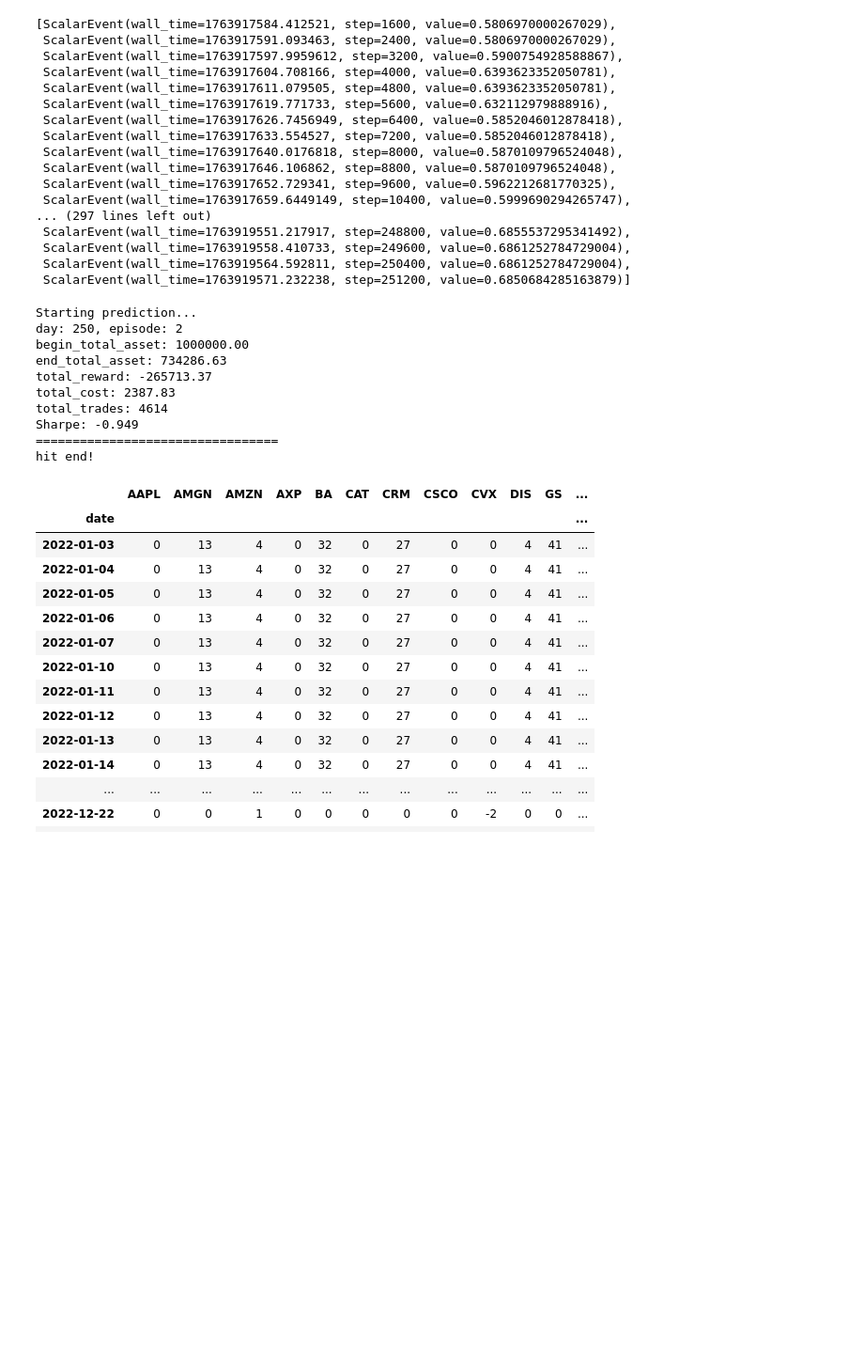
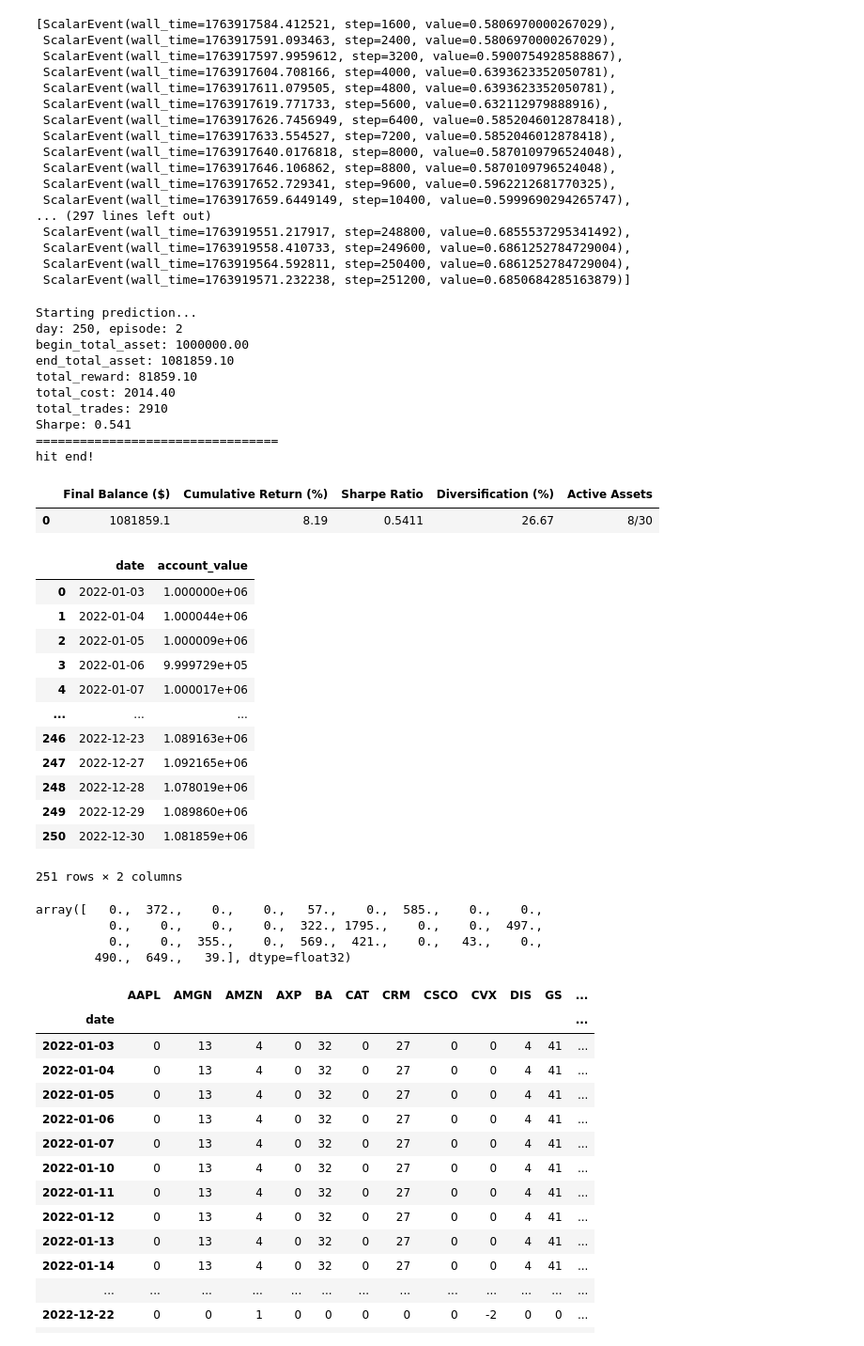
Before and after one commit to andoniiribarren/HRL_MAML_StockTrading, a Jupyter notebook: demo/test_demo_RLbase.ipynb, the cells around one changed output. Shown at 94% size. Saved outputs shown, nothing was run; the diff lists cells and outputs as text; code cells hidden in the pictures; blank space fills up the shorter version.

```diff
--- a/demo/test_demo_RLbase.ipynb
+++ b/demo/test_demo_RLbase.ipynb
@@ -69,3 +36,0 @@ Successfully added technical indicators
-# %%
-stock_dimension = len(processed.tic.unique())
-print(stock_dimension)
@@ -74,10 +37,3 @@ print(stock_dimension)
-# %%
-df_train = processed[processed.date < TEST_START_DATE]
-df_test = processed[processed.date >= TEST_START_DATE]
-
-
-df_train["dayorder"] = df_train["date"].astype("category").cat.codes
-df_test["dayorder"] = df_test["date"].astype("category").cat.codes
 # %% [markdown]
 # Base RL
 # %% [markdown]
@@ -127,15 +83,13 @@ tr_env = StockTradingEnv(
 
 agent = baseRLAgent(env=tr_env)
 
-n_episodes = 200
 
-#best_hiperparams = {'gamma': 0.9460266042874034,
-#                    'max_grad_norm': 0.5723516016378004,
-#                    'n_steps': 8,
-#                    'learning_rate': 4.3336870145809356e-05,
-#                    'ent_coef': 7.323986049778401e-08}
 
-best_hiperparams= {'gamma': 0.9982572049354244, 'max_grad_norm': 1.004287538508153, 'n_steps': 256, 'learning_rate': 0.0002750235733375285, 'ent_coef': 6.465134048701665e-05}
+best_hiperparams= {'gamma': 0.9982572049354244,
+                   'max_grad_norm': 1.004287538508153,
+                   'n_steps': 256,
+                   'learning_rate': 0.0002750235733375285,
+                   'ent_coef': 6.465134048701665e-05}
 
 
 
@@ -147,7 +101,7 @@ model = agent.get_model("a2c",
                         ent_coef = best_hiperparams['ent_coef'],
                         verbose=1)
 
-
+n_episodes = 10
 trained_model = agent.train_model(
     model,
     tb_log_name="a2c_best_hp",
@@ -249,17 +203,17 @@ test_env = StockTradingEnv(
     print_verbosity=1
 )
 
-df_account_value_a2c, df_actions_a2c = baseRLAgent.predict_RL(
+df_account_value_a2c, df_actions_a2c, last_state = baseRLAgent.predict_RL(
     model=trained_model,
     environment = test_env)
 # %% [output]
 Starting prediction...
 day: 250, episode: 2
 begin_total_asset: 1000000.00
-end_total_asset: 734286.63
-total_reward: -265713.37
-total_cost: 2387.83
-total_trades: 4614
-Sharpe: -0.949
+end_total_asset: 1081859.10
+total_reward: 81859.10
+total_cost: 2014.40
+total_trades: 2910
+Sharpe: 0.541
 =================================
 hit end!
@@ -266,3 +225,31 @@ hit end!
+# %%
+calculate_portfolio_metrics(df_account_value_a2c, last_state[31:61])
+# %% [output]
+|  | Final Balance ($) | Cumulative Return (%) | Sharpe Ratio | Diversification (%) | Active Assets |
+| 0 | 1081859.1 | 8.19 | 0.5411 | 26.67 | 8/30 |
+# %%
+df_account_value_a2c
+# %% [output]
+|  | date | account_value |
+| 0 | 2022-01-03 | 1.000000e+06 |
+| 1 | 2022-01-04 | 1.000044e+06 |
+| 2 | 2022-01-05 | 1.000009e+06 |
+| 3 | 2022-01-06 | 9.999729e+05 |
+| 4 | 2022-01-07 | 1.000017e+06 |
+| ... | ... | ... |
+| 246 | 2022-12-23 | 1.089163e+06 |
+| 247 | 2022-12-27 | 1.092165e+06 |
+| 248 | 2022-12-28 | 1.078019e+06 |
+| 249 | 2022-12-29 | 1.089860e+06 |
+| 250 | 2022-12-30 | 1.081859e+06 |
+251 rows × 2 columns
+# %%
+last_state[0][31:61]
+# %% [output]
+array([   0.,  372.,    0.,    0.,   57.,    0.,  585.,    0.,    0.,
+          0.,    0.,    0.,    0.,  322., 1795.,    0.,    0.,  497.,
+          0.,    0.,  355.,    0.,  569.,  421.,    0.,   43.,    0.,
+        490.,  649.,   39.], dtype=float32)
 # %%
 with pd.option_context('display.max_rows', None,
                        'display.max_columns', None,
```
Also changed, not shown: parts of 6 cells of this notebook, 22 other files.
